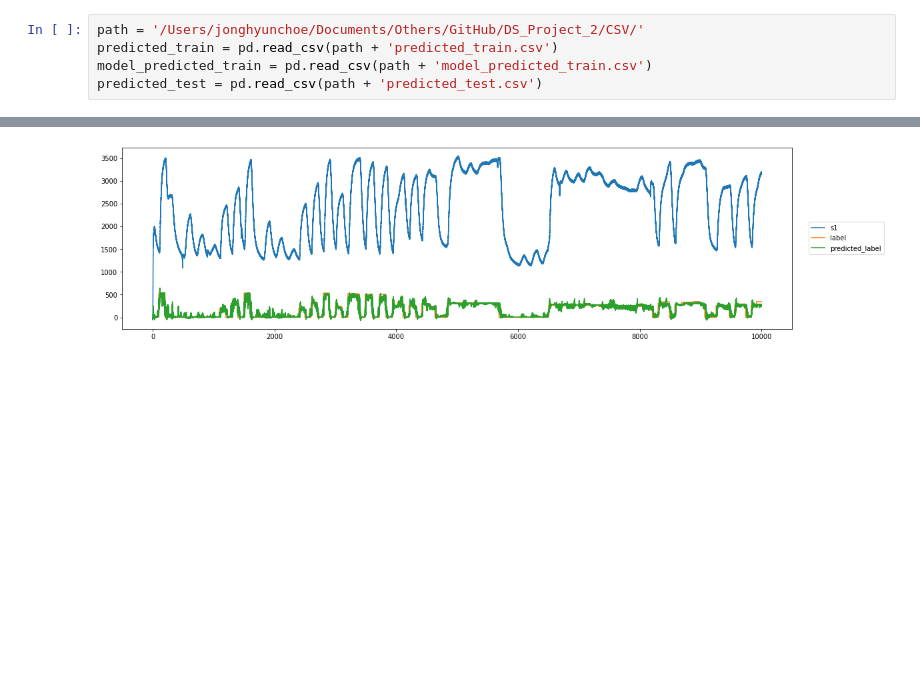
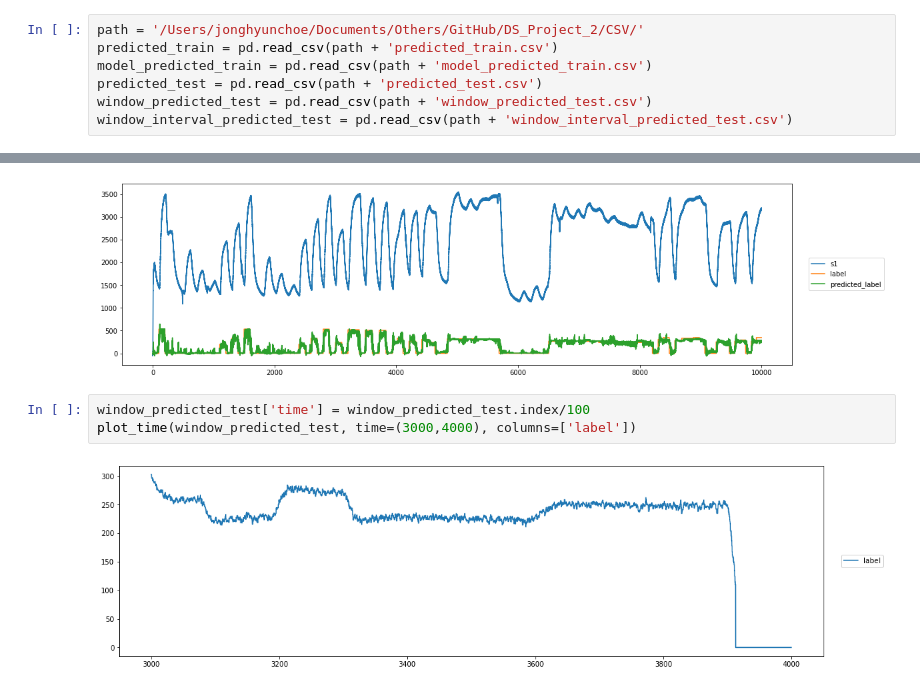
Before and after one commit to SunnyBaik/DS_Project_2, a Jupyter notebook: Code/visualization.ipynb, the cells around one changed output, grey strips where cells are left out. Cells and saved outputs as stored; diff of their text form; blank space fills up the shorter version.

```diff
--- a/Code/visualization.ipynb
+++ b/Code/visualization.ipynb
@@ -8,6 +8,8 @@ path = '/Users/jonghyunchoe/Documents/Others/GitHub/DS_Project_2/CSV/'
 predicted_train = pd.read_csv(path + 'predicted_train.csv')
 model_predicted_train = pd.read_csv(path + 'model_predicted_train.csv')
 predicted_test = pd.read_csv(path + 'predicted_test.csv')
+window_predicted_test = pd.read_csv(path + 'window_predicted_test.csv')
+window_interval_predicted_test = pd.read_csv(path + 'window_interval_predicted_test.csv')
 # %%
 # plot의 사이즈를 지정하는 코드로  원하는 사이즈로 설정하면 됩니다.
 plt.rcParams["figure.figsize"] = (18,5)
@@ -33,3 +35,8 @@ model_predicted_train['time'] = model_predicted_train.index/100
 plot_time(model_predicted_train, time=(0, 10000), columns=['s1', 'label', 'predicted_label'])
 # %% [output]
 [figure]
+# %%
+window_predicted_test['time'] = window_predicted_test.index/100
+plot_time(window_predicted_test, time=(3000,4000), columns=['label'])
+# %% [output]
+[figure, added]
```
Also changed, not shown: parts of 1 cell of this notebook, 2 other files.
